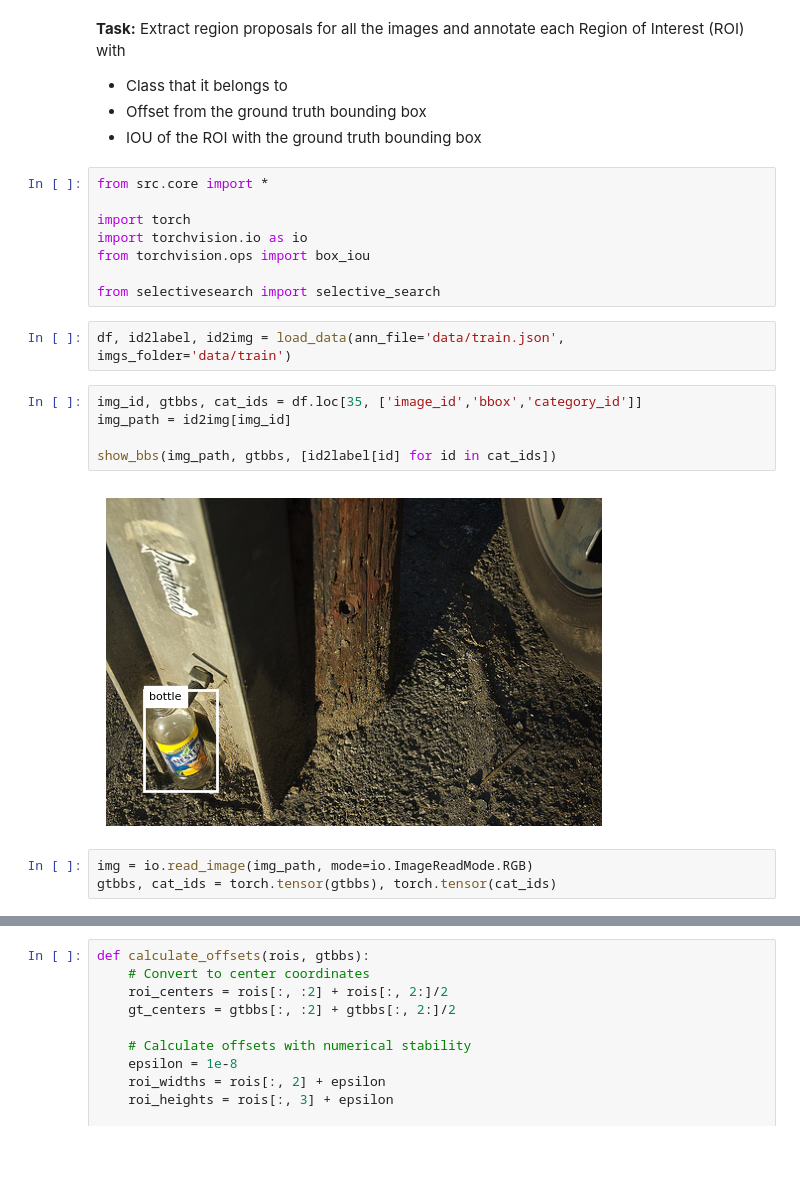
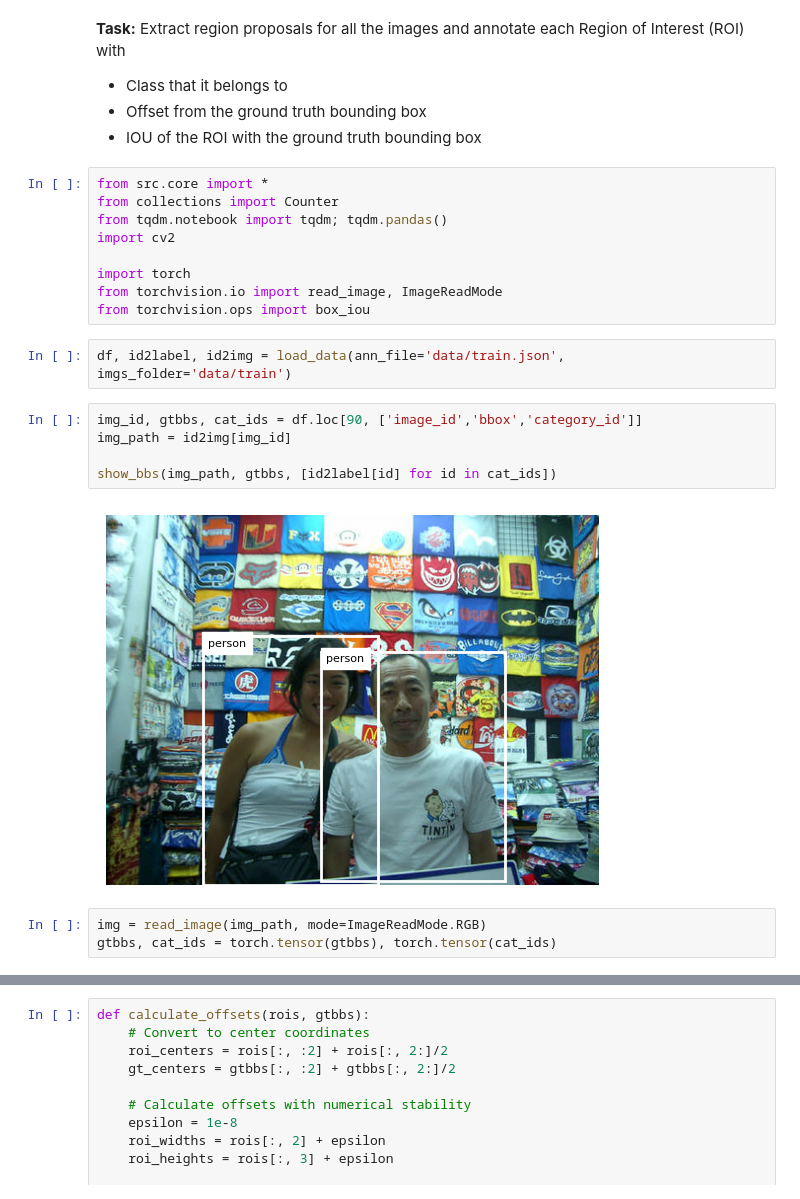
Before and after one commit to utkarsh-1232/Object-Detection, a Jupyter notebook: 02_rois.ipynb, the cells around one changed output, grey strips where cells are left out. Drawn from its saved outputs; the diff is of its cells as text; blank space fills up the shorter version.

```diff
--- a/02_rois.ipynb
+++ b/02_rois.ipynb
@@ -6,21 +6,22 @@ Extract region proposals for all the images and annotate each Region of Interest
 * IOU of the ROI with the ground truth bounding box
 # %%
 from src.core import *
+from collections import Counter
+from tqdm.notebook import tqdm; tqdm.pandas()
+import cv2
 
 import torch
-import torchvision.io as io
+from torchvision.io import read_image, ImageReadMode
 from torchvision.ops import box_iou
-
-from selectivesearch import selective_search
 # %%
 df, id2label, id2img = load_data(ann_file='data/train.json', imgs_folder='data/train')
 # %%
-img_id, gtbbs, cat_ids = df.loc[35, ['image_id','bbox','category_id']]
+img_id, gtbbs, cat_ids = df.loc[90, ['image_id','bbox','category_id']]
 img_path = id2img[img_id]
 
 show_bbs(img_path, gtbbs, [id2label[id] for id in cat_ids])
 # %% [output]
-[figure, old version]
+[figure, new version]
 # %%
-img = io.read_image(img_path, mode=io.ImageReadMode.RGB)
+img = read_image(img_path, mode=ImageReadMode.RGB)
 gtbbs, cat_ids = torch.tensor(gtbbs), torch.tensor(cat_ids)
```
Also changed, not shown: parts of 22 cells of this notebook, 1 other file.
